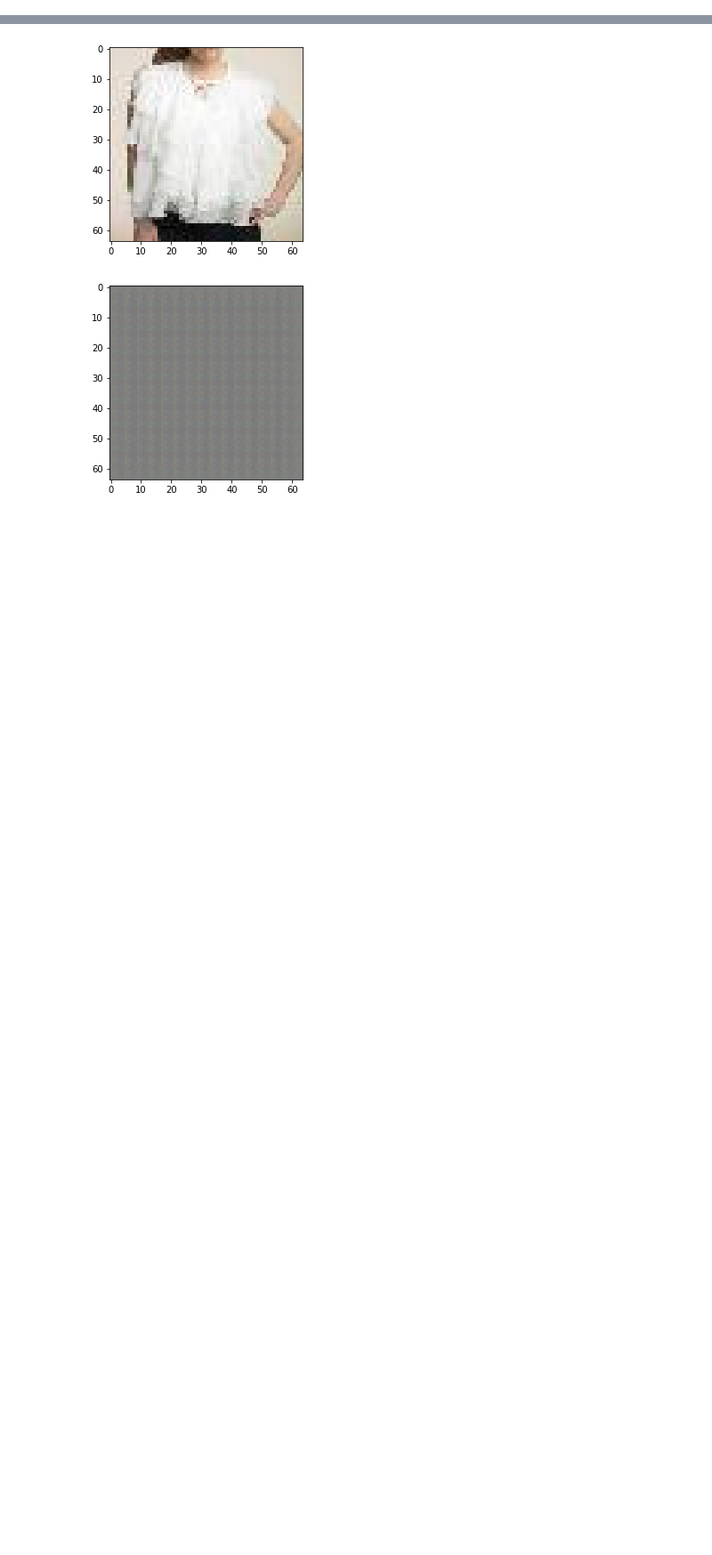
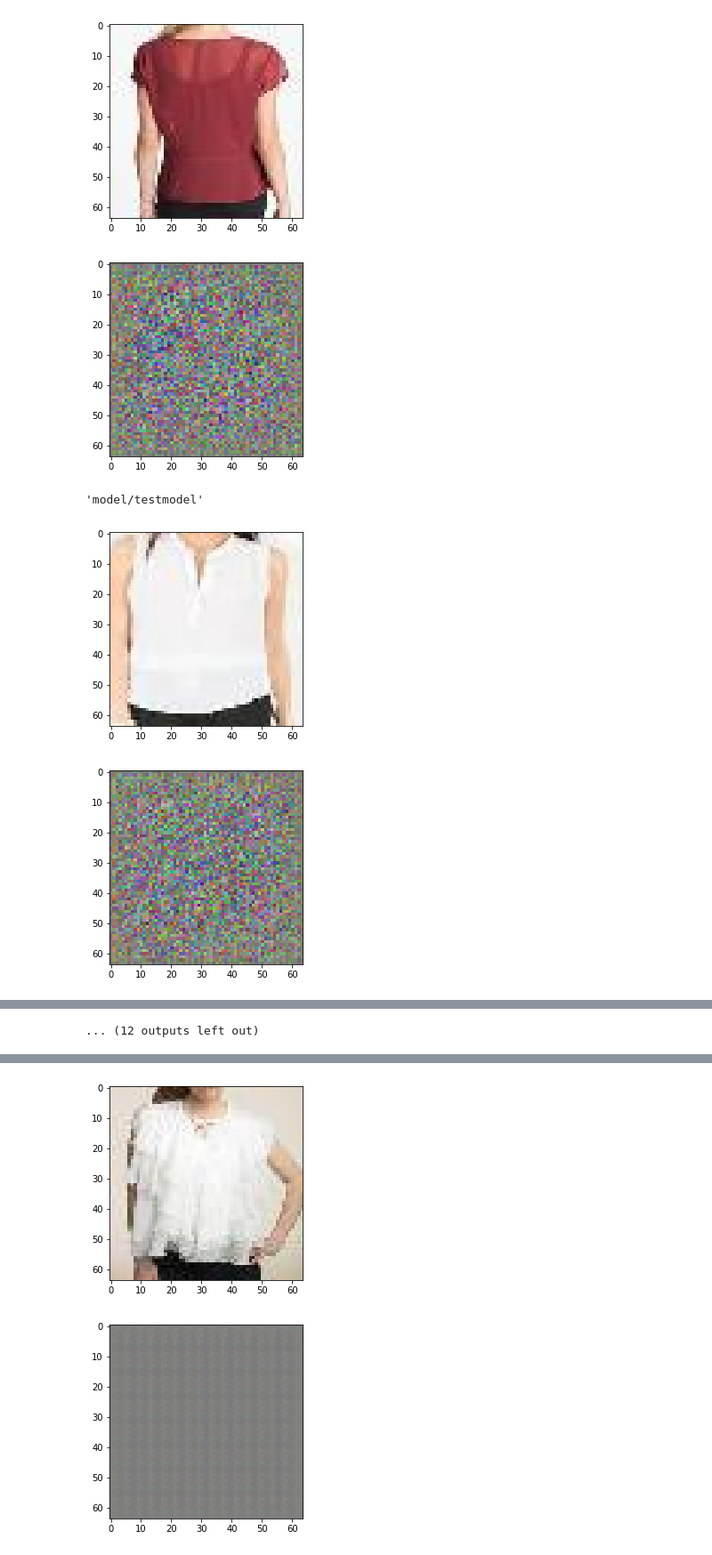
Before and after one commit to Fnjn/UCSD-CSE-253, a Jupyter notebook: final proj/IcGan-train.ipynb, the cells around one changed output, grey strips where cells are left out. Shown at 89% size. Saved outputs shown, nothing was run; the diff lists cells and outputs as text; code cells hidden in the pictures; blank space fills up the shorter version.

Commit message:
[qinacme]: Starting naive training.

```diff
--- a/final proj/IcGan-train.ipynb
+++ b/final proj/IcGan-train.ipynb
@@ -24,0 +24,6 @@ train_dataset, val_dataset, test_dataset = prepare_datasets()
+# %%
+train_dataset, val_dataset, test_dataset = prepare_new_datasets(batch_size)
+
+# step 4: create iterator and final input tensor
+train_iterator = train_dataset.make_one_shot_iterator()
+val_iterator = val_dataset.make_one_shot_iterator()
@@ -40,3 +49,42 @@ with tf.device('/device:GPU:0'):
         pred_optimizer = tf.train.AdamOptimizer(10e-5, beta1=0.5).minimize(loss_pred) #lr = 0.0002
         gen_optimizer = tf.train.AdamOptimizer(10e-5, beta1=0.5).minimize(loss_gen)
         cls_optimizer = tf.train.AdamOptimizer(10e-5, beta1=0.5).minimize(loss_cls)
+# %%
+n_iters = 5000
+print_every = 1000
+test_every = 1000
+
+#with tf.Session(config=config) as sess:
+sess = tf.InteractiveSession(config=config)
+init = tf.global_variables_initializer()
+sess.run(init)
+
+
+since = time.time()
+for it in range(n_iters):
+    imgs, labs = sess.run(train_iterator.get_next())
+    _, _, pred_cost, gen_cost = sess.run([pred_optimizer, gen_optimizer, loss_pred, loss_gen], feed_dict={x:imgs, y:labs})
+
+    if (it+1) % print_every == 0:
+        uptime = time.time() - since
+        print('Iter {} {}m:{}s -- discriminator loss: {}, generator loss: {}'.format(it+1, uptime//60, uptime%60,
+                                                                           pred_cost, gen_cost))
+
+
+    if (it+1) % test_every == 0:
+        imgs, labs = sess.run(val_iterator.get_next())
+        val_image = sess.run([gen], feed_dict={x:imgs, y:labs})
+
+        show_image(imgs[1])
+        val_image = np.array(val_image)
+        show_image(np.squeeze(val_image)[1])
+        img_dir = 'img/training_{}'.format((it+1) // test_every)
+        if not os.path.exists(img_dir):
+            os.makedirs(img_dir)
+        for i in range(10):
+            save_image(imgs[i], img_dir+'/origin_{}'.format(i))
+            save_image(np.squeeze(val_image)[i], img_dir+'/pred_{}'.format(i))
+        saver.save(sess, 'model/testmodel{}'.format((it+1) // test_every))
+
+saver.save(sess, 'model/testmodel')
+# %% [output]
@@ -42,0 +92,5 @@ with tf.device('/device:GPU:0'):
+[figure, added]
+[figure, added]
+'model/testmodel'
+[figure, added]
+[figure, added]
@@ -43,3 +103,4 @@ with tf.device('/device:GPU:0'):
+... (12 outputs left out)
 # %%
 n_iters = 1000
 print_every = 1000
```
Also changed, not shown: parts of 6 cells of this notebook, 1 other file.
